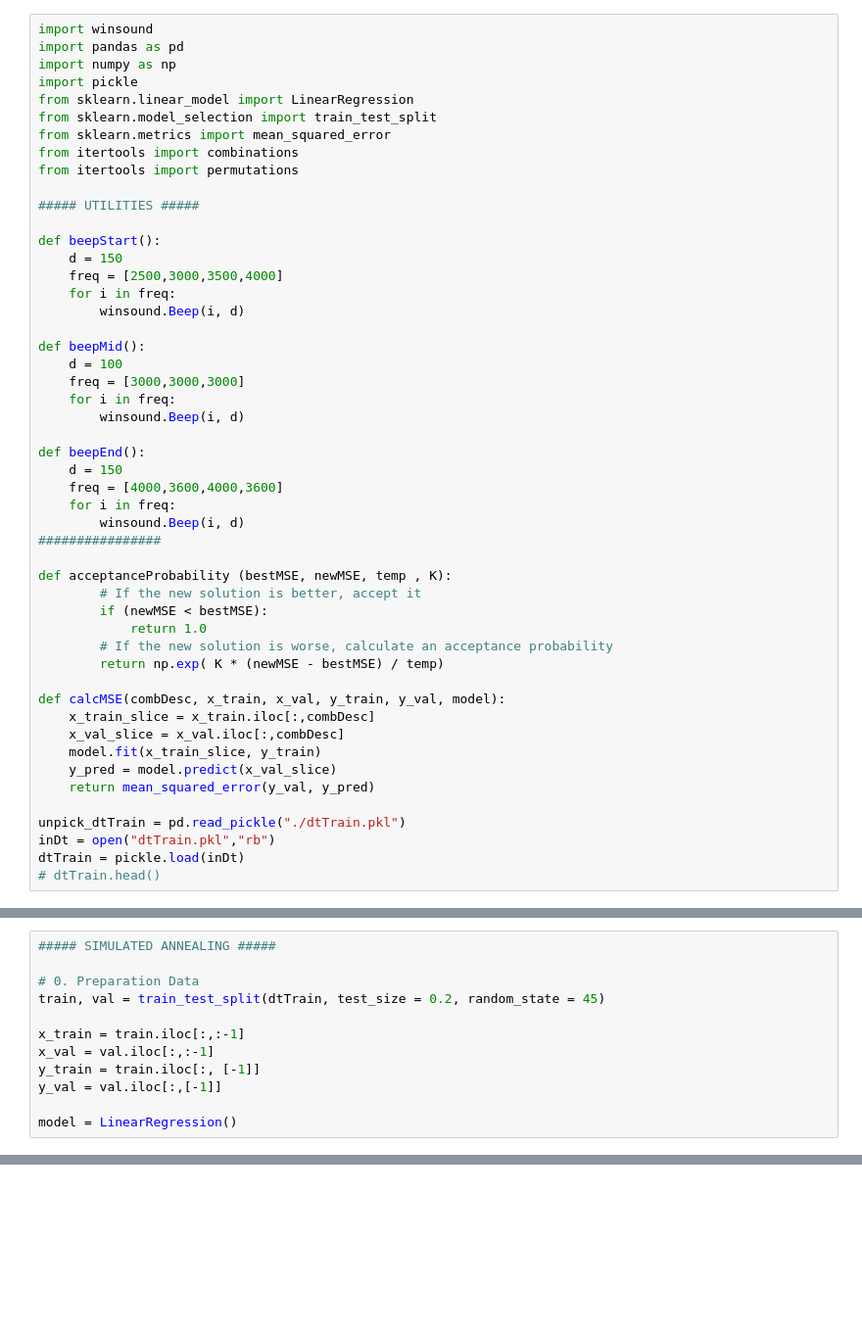
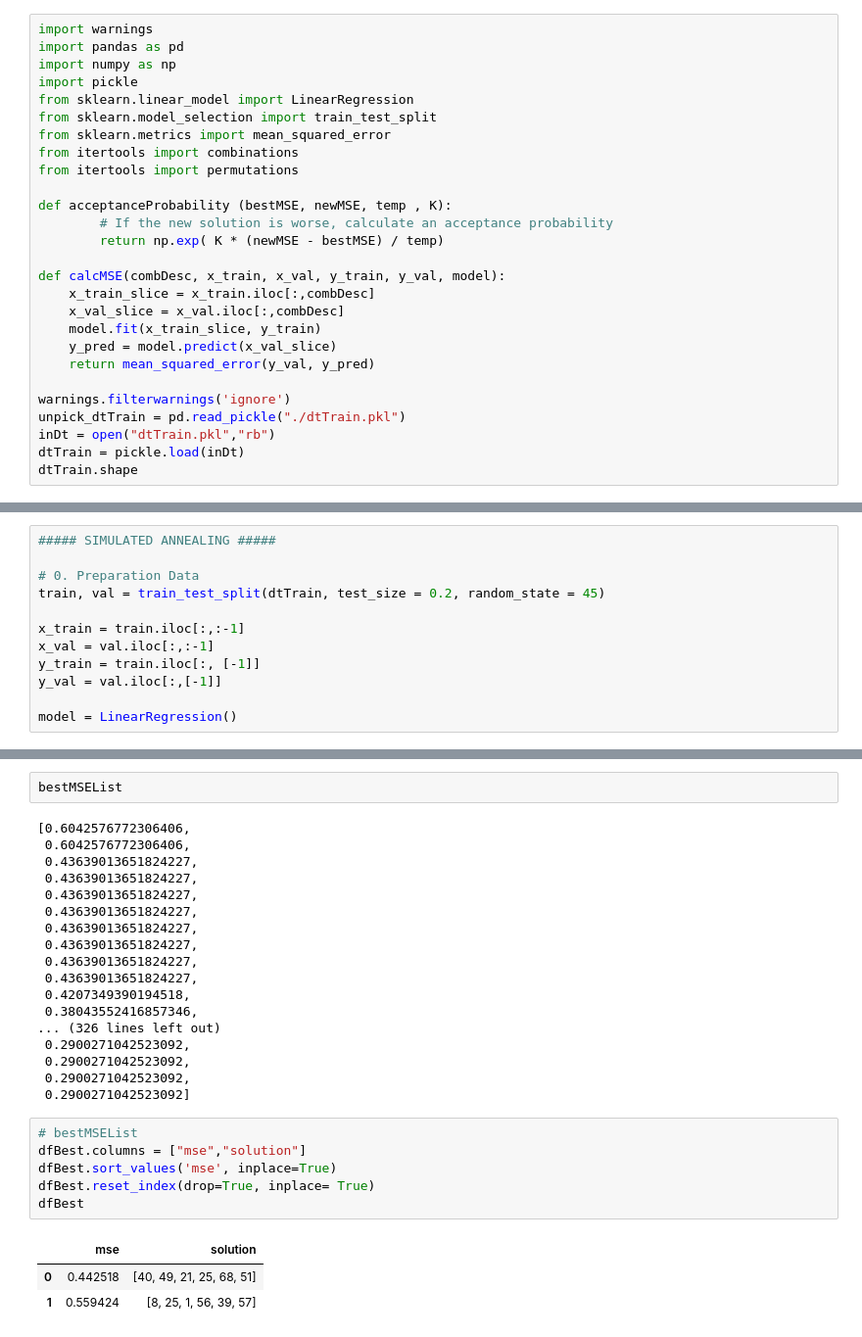
Before and after one commit to mfrizqi/tiwaw, a Jupyter notebook: code/FS-SA.ipynb, the cells around one changed output, grey strips where cells are left out. Shown: that part at 98% size. Saved outputs shown, nothing was run; the diff lists cells and outputs as text; blank space fills up the shorter version.

```diff
--- a/code/FS-SA.ipynb
+++ b/code/FS-SA.ipynb
@@ -1,5 +22,5 @@
 # %%
-import winsound
+import warnings
 import pandas as pd
 import numpy as np
 import pickle
@@ -9,31 +30,7 @@ from sklearn.metrics import mean_squared_error
 from itertools import combinations
 from itertools import permutations
 
-##### UTILITIES #####
-
-def beepStart():
-    d = 150
-    freq = [2500,3000,3500,4000]
-    for i in freq:
-        winsound.Beep(i, d)
-
-def beepMid():
-    d = 100
-    freq = [3000,3000,3000]
-    for i in freq:
-        winsound.Beep(i, d)
-
-def beepEnd():
-    d = 150
-    freq = [4000,3600,4000,3600]
-    for i in freq:
-        winsound.Beep(i, d)
-################
-
 def acceptanceProbability (bestMSE, newMSE, temp , K):
-        # If the new solution is better, accept it
-        if (newMSE < bestMSE):
-            return 1.0
         # If the new solution is worse, calculate an acceptance probability
         return np.exp( K * (newMSE - bestMSE) / temp)
 
@@ -44,7 +41,8 @@ def calcMSE(combDesc, x_train, x_val, y_train, y_val, model):
     y_pred = model.predict(x_val_slice)
     return mean_squared_error(y_val, y_pred)
 
+warnings.filterwarnings('ignore')
 unpick_dtTrain = pd.read_pickle("./dtTrain.pkl")
 inDt = open("dtTrain.pkl","rb")
 dtTrain = pickle.load(inDt)
-# dtTrain.head()
+dtTrain.shape
@@ -135,0 +180,30 @@ Best MSE :  0.31939371851694986
+# %%
+bestMSEList
+# %% [output]
+[0.6042576772306406,
+ 0.6042576772306406,
+ 0.43639013651824227,
+ 0.43639013651824227,
+ 0.43639013651824227,
+ 0.43639013651824227,
+ 0.43639013651824227,
+ 0.43639013651824227,
+ 0.43639013651824227,
+ 0.43639013651824227,
+ 0.4207349390194518,
+ 0.38043552416857346,
+... (326 lines left out)
+ 0.2900271042523092,
+ 0.2900271042523092,
+ 0.2900271042523092,
+ 0.2900271042523092]
+# %%
+# bestMSEList
+dfBest.columns = ["mse","solution"]
+dfBest.sort_values('mse', inplace=True)
+dfBest.reset_index(drop=True, inplace= True)
+dfBest
+# %% [output]
+|  | mse | solution |
+| 0 | 0.442518 | [40, 49, 21, 25, 68, 51] |
+| 1 | 0.559424 | [8, 25, 1, 56, 39, 57] |
```
Also changed, not shown: parts of 14 cells of this notebook, 18 other files.
